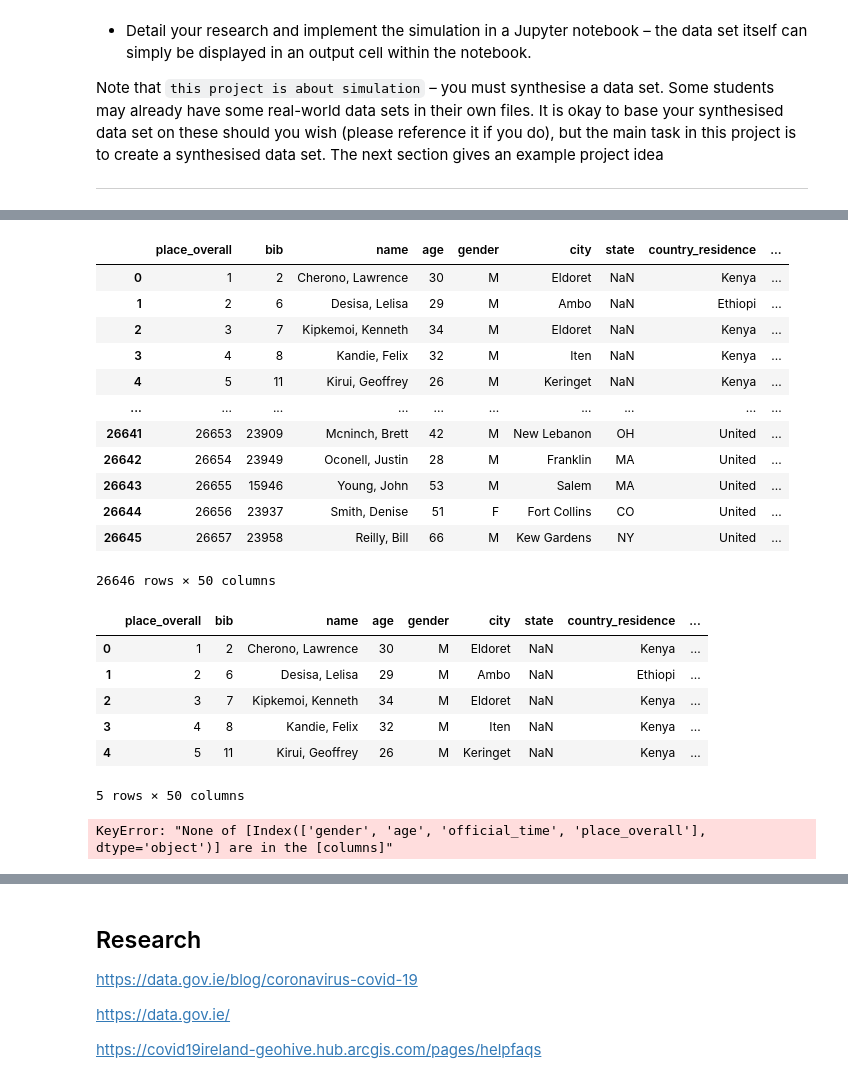
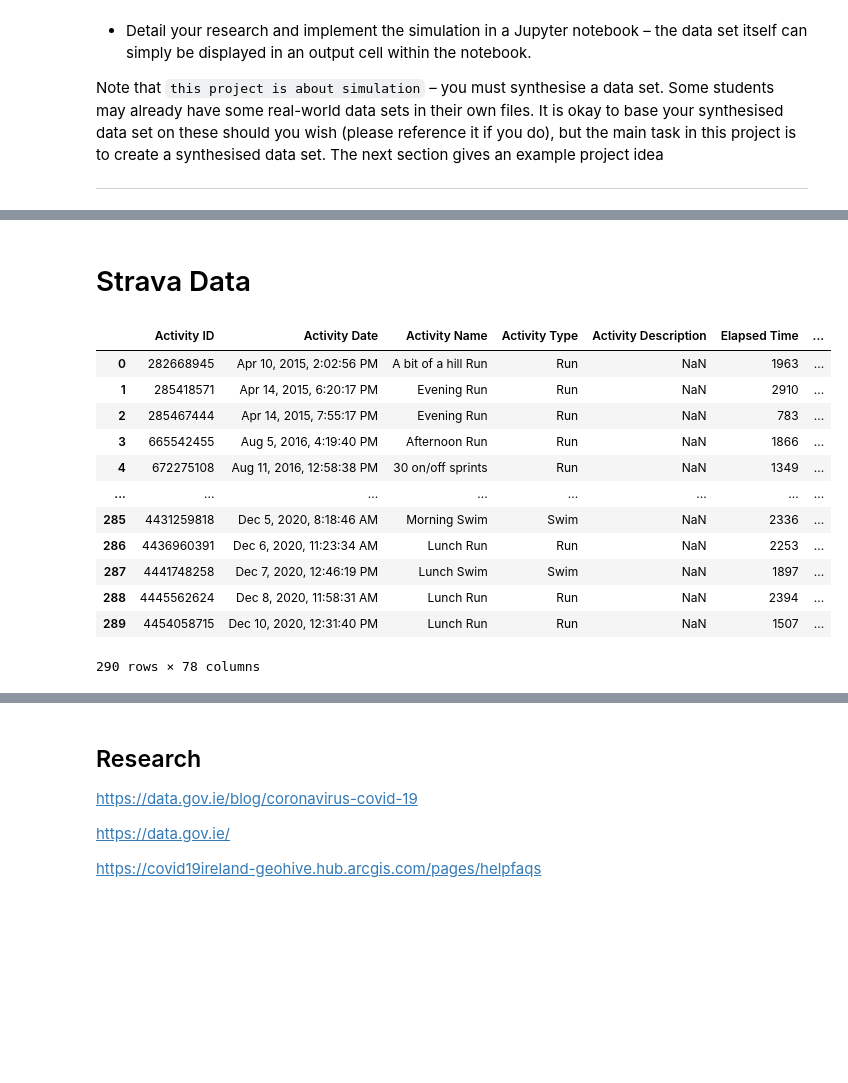
Before and after one commit to eoinlees/PforDA-Project-2020, a Jupyter notebook: Project-2020.ipynb, the cells around one changed output, grey strips where cells are left out. Drawn from its saved outputs; the diff is of its cells as text; code cells hidden in the pictures; blank space fills up the shorter version.

Commit message:
Added test document. Added data for analysis. Readme started. Notebook started.

```diff
--- a/Project-2020.ipynb
+++ b/Project-2020.ipynb
@@ -136,31 +62,19 @@ https://github.com/adrian3/Boston-Marathon-Data-Project
+# %% [markdown]
+# Strava Data
 # %%
-marathonData = pd.read_csv("./results2019.csv")
-marathonData
+strava = pd.read_csv("./Strava/activities.csv")
+strava
 # %% [output]
-|  | place_overall | bib | name | age | gender | city | state | country_residence | ... |
-| 0 | 1 | 2 | Cherono, Lawrence | 30 | M | Eldoret | NaN | Kenya | ... |
-| 1 | 2 | 6 | Desisa, Lelisa | 29 | M | Ambo | NaN | Ethiopi | ... |
-| 2 | 3 | 7 | Kipkemoi, Kenneth | 34 | M | Eldoret | NaN | Kenya | ... |
-| 3 | 4 | 8 | Kandie, Felix | 32 | M | Iten | NaN | Kenya | ... |
-| 4 | 5 | 11 | Kirui, Geoffrey | 26 | M | Keringet | NaN | Kenya | ... |
-| ... | ... | ... | ... | ... | ... | ... | ... | ... | ... |
-| 26641 | 26653 | 23909 | Mcninch, Brett | 42 | M | New Lebanon | OH | United | ... |
-| 26642 | 26654 | 23949 | Oconell, Justin | 28 | M | Franklin | MA | United | ... |
-| 26643 | 26655 | 15946 | Young, John | 53 | M | Salem | MA | United | ... |
-| 26644 | 26656 | 23937 | Smith, Denise | 51 | F | Fort Collins | CO | United | ... |
-| 26645 | 26657 | 23958 | Reilly, Bill | 66 | M | Kew Gardens | NY | United | ... |
+|  | Activity ID | Activity Date | Activity Name | Activity Type | Activity Description | Elapsed Time | ... |
+| 0 | 282668945 | Apr 10, 2015, 2:02:56 PM | A bit of a hill Run | Run | NaN | 1963 | ... |
+| 1 | 285418571 | Apr 14, 2015, 6:20:17 PM | Evening Run | Run | NaN | 2910 | ... |
+| 2 | 285467444 | Apr 14, 2015, 7:55:17 PM | Evening Run | Run | NaN | 783 | ... |
+| 3 | 665542455 | Aug 5, 2016, 4:19:40 PM | Afternoon Run | Run | NaN | 1866 | ... |
+| 4 | 672275108 | Aug 11, 2016, 12:58:38 PM | 30 on/off sprints | Run | NaN | 1349 | ... |
+| ... | ... | ... | ... | ... | ... | ... | ... |
+| 285 | 4431259818 | Dec 5, 2020, 8:18:46 AM | Morning Swim | Swim | NaN | 2336 | ... |
+| 286 | 4436960391 | Dec 6, 2020, 11:23:34 AM | Lunch Run | Run | NaN | 2253 | ... |
+| 287 | 4441748258 | Dec 7, 2020, 12:46:19 PM | Lunch Swim | Swim | NaN | 1897 | ... |
+| 288 | 4445562624 | Dec 8, 2020, 11:58:31 AM | Lunch Run | Run | NaN | 2394 | ... |
+| 289 | 4454058715 | Dec 10, 2020, 12:31:40 PM | Lunch Run | Run | NaN | 1507 | ... |
-26646 rows × 50 columns
+290 rows × 78 columns
-# %%
-marathonData.head()
-# %% [output]
-|  | place_overall | bib | name | age | gender | city | state | country_residence | ... |
-| 0 | 1 | 2 | Cherono, Lawrence | 30 | M | Eldoret | NaN | Kenya | ... |
-| 1 | 2 | 6 | Desisa, Lelisa | 29 | M | Ambo | NaN | Ethiopi | ... |
-| 2 | 3 | 7 | Kipkemoi, Kenneth | 34 | M | Eldoret | NaN | Kenya | ... |
-| 3 | 4 | 8 | Kandie, Felix | 32 | M | Iten | NaN | Kenya | ... |
-| 4 | 5 | 11 | Kirui, Geoffrey | 26 | M | Keringet | NaN | Kenya | ... |
-5 rows × 50 columns
-# %%
-mdf = galData[["gender", "age", "official_time",  "place_overall" ]]
-# %% [output]
-KeyError: "None of [Index(['gender', 'age', 'official_time', 'place_overall'], dtype='object')] are in the [columns]"
```
Also changed, not shown: parts of 16 cells of this notebook, 4 other files.
